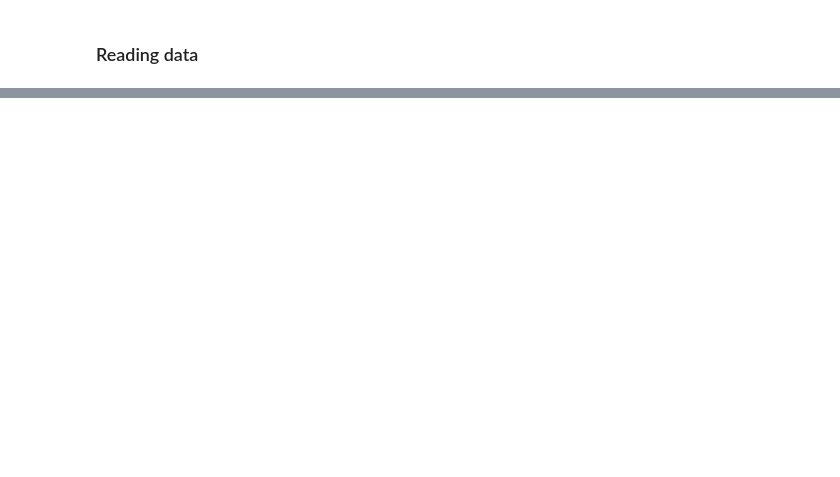
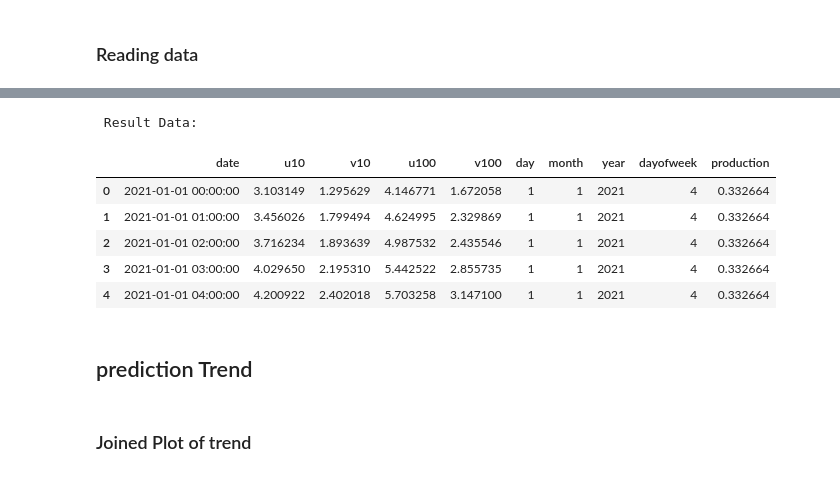
Before and after one commit to lognguyen/Ensimag-Wind-Power-Forecasting-Kaggle-Competition-, a Jupyter notebook: ensimag.ipynb, the cells around one changed output, grey strips where cells are left out. Drawn from its saved outputs; the diff is of its cells as text; code cells hidden in the pictures; blank space fills up the shorter version.

```diff
--- a/ensimag.ipynb
+++ b/ensimag.ipynb
@@ -45,0 +184,7 @@ test_data = pd.read_csv('test.csv')
+# %%
+features = ['day', 'month', 'year', 'dayofweek']
+target = ['production']
+
+
+# drop all rows with missing values from both features and target
+train_data.dropna(subset=features+target, inplace=True)
@@ -45,0 +193,15 @@ test_data = pd.read_csv('test.csv')
+# %%
+test_data['date'] = pd.to_datetime(test_data['date'])
+
+## Feature Engineering
+test_data['day'] = test_data['date'].dt.day
+test_data['month'] = test_data['date'].dt.month
+test_data['year'] = test_data['date'].dt.year
+test_data['dayofweek'] = test_data['date'].dt.dayofweek
+# test_data['weekofyear'] = test_data['date'].dt.isocalendar().week
+
+# Merge external oil data:
+# Remove all missing values
+test_data.ffill(inplace=True)
+
+test_data.head()
@@ -45,0 +215,7 @@ test_data = pd.read_csv('test.csv')
+# %%
+# Standard splitting will be used (20% of data will be used for validation, 80% for training)
+np.random.seed(0)
+X_train, X_val, y_train, y_val = train_test_split(train_data[features], train_data[target], test_size=0.2, random_state=4)
+
+xgb_model = xgb.XGBRegressor(n_estimators=1000, learning_rate=0.05, max_depth=6, random_state=42, early_stopping_rounds=50)
+xgb_model.fit(X_train, y_train, eval_set=[(X_val, y_val)], verbose=50)
@@ -45,0 +244,17 @@ test_data = pd.read_csv('test.csv')
+# %%
+result_data = test_data
+
+result_data['production'] = np.maximum(xgb_model.predict(result_data[features]), 0)
+# %%
+print("\n Result Data:")
+display(result_data.head(5))
+# %% [output]
+ Result Data:
+|  | date | u10 | v10 | u100 | v100 | day | month | year | dayofweek | production |
+| 0 | 2021-01-01 00:00:00 | 3.103149 | 1.295629 | 4.146771 | 1.672058 | 1 | 1 | 2021 | 4 | 0.332664 |
+| 1 | 2021-01-01 01:00:00 | 3.456026 | 1.799494 | 4.624995 | 2.329869 | 1 | 1 | 2021 | 4 | 0.332664 |
+| 2 | 2021-01-01 02:00:00 | 3.716234 | 1.893639 | 4.987532 | 2.435546 | 1 | 1 | 2021 | 4 | 0.332664 |
+| 3 | 2021-01-01 03:00:00 | 4.029650 | 2.195310 | 5.442522 | 2.855735 | 1 | 1 | 2021 | 4 | 0.332664 |
+| 4 | 2021-01-01 04:00:00 | 4.200922 | 2.402018 | 5.703258 | 3.147100 | 1 | 1 | 2021 | 4 | 0.332664 |
+# %% [markdown]
+## prediction Trend
@@ -45,0 +271,2 @@ test_data = pd.read_csv('test.csv')
+# %% [markdown]
+### Joined Plot of trend
```
Also changed, not shown: parts of 25 cells of this notebook, 1 other file.
